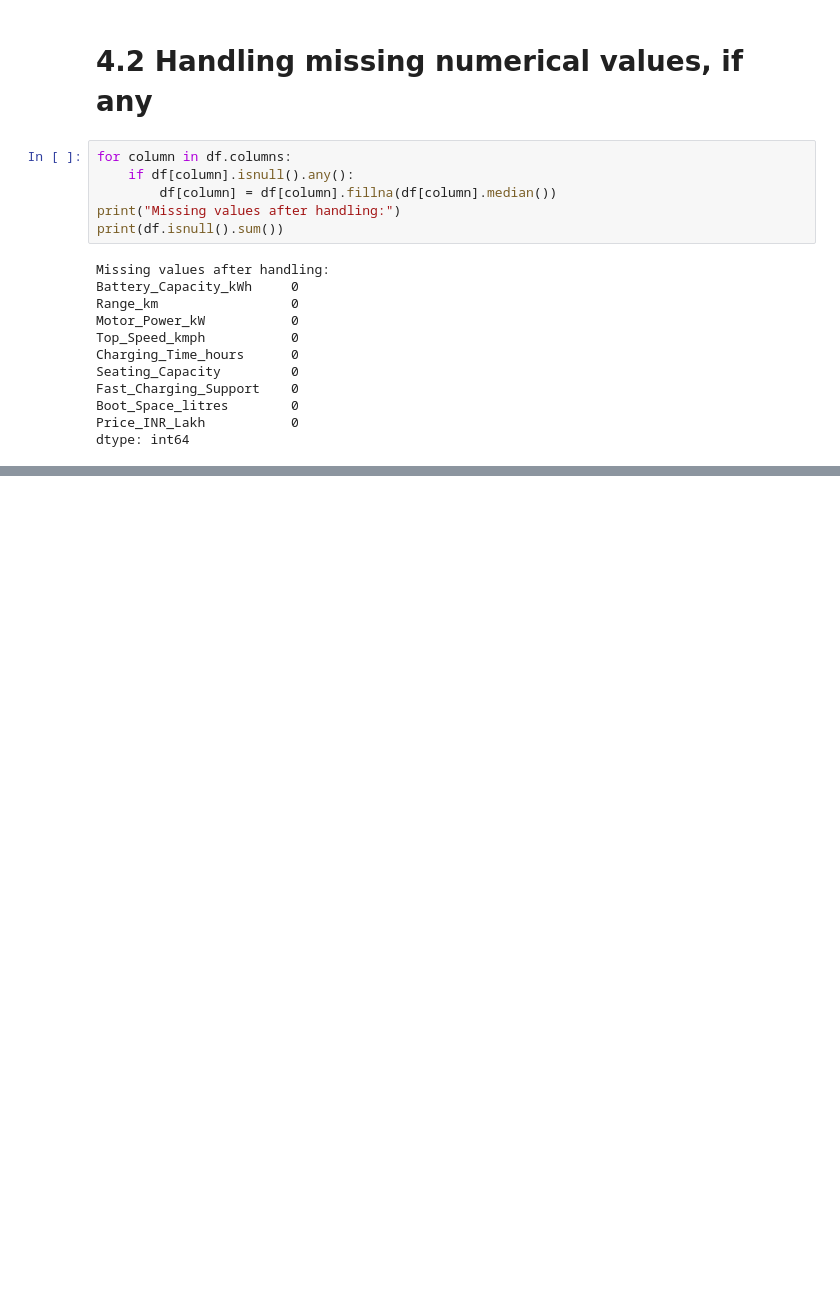
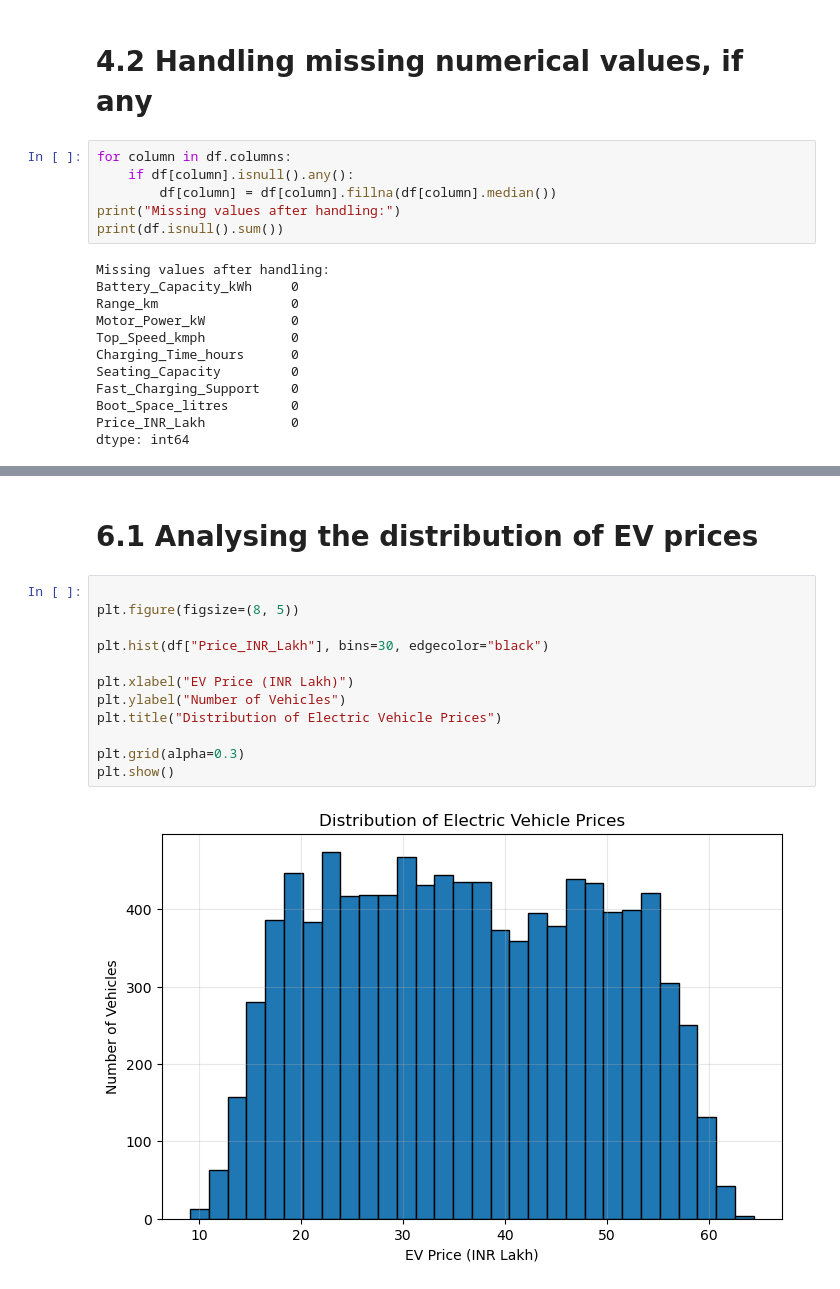
Before and after one commit to praveenya1374/ai-project-team-75, a Jupyter notebook: src/AI PROJECT MAIN CODE FILE.ipynb, the cells around one changed output, grey strips where cells are left out. Cells and saved outputs as stored; diff of their text form; blank space fills up the shorter version.

Commit message:
Feature selection and visualisation

```diff
--- a/src/AI PROJECT MAIN CODE FILE.ipynb
+++ b/src/AI PROJECT MAIN CODE FILE.ipynb
@@ -128,0 +173,16 @@ dtype: int64
+# %% [markdown]
+# 6.1 Analysing the distribution of EV prices
+# %%
+
+plt.figure(figsize=(8, 5))
+
+plt.hist(df["Price_INR_Lakh"], bins=30, edgecolor="black")
+
+plt.xlabel("EV Price (INR Lakh)")
+plt.ylabel("Number of Vehicles")
+plt.title("Distribution of Electric Vehicle Prices")
+
+plt.grid(alpha=0.3)
+plt.show()
+# %% [output]
+[figure, added]
```
Also changed, not shown: parts of 11 cells of this notebook.
